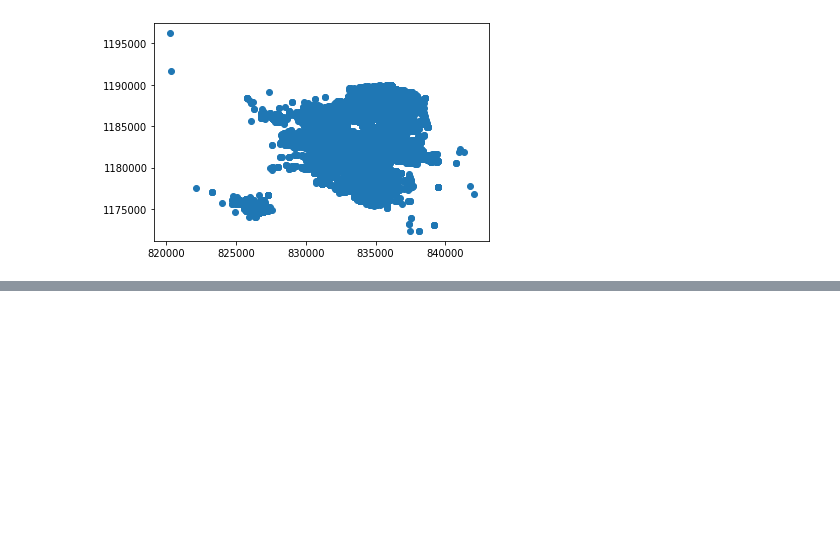
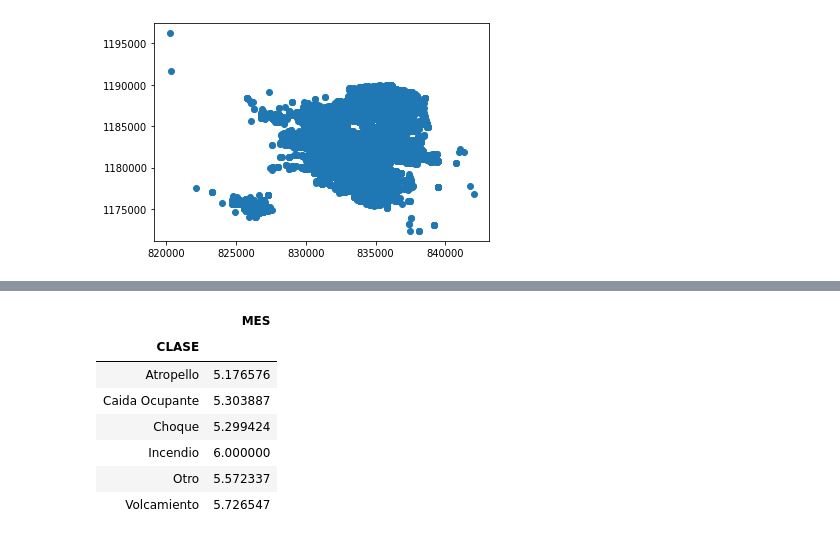
Before and after one commit to jacobo193/analisisBaseDeDatos, a Jupyter notebook: exploracion_base_de_datos.ipynb, the cells around one changed output, grey strips where cells are left out. Saved outputs shown, nothing was run; the diff lists cells and outputs as text; code cells hidden in the pictures; blank space fills up the shorter version.

```diff
--- a/exploracion_base_de_datos.ipynb
+++ b/exploracion_base_de_datos.ipynb
@@ -395,0 +408,13 @@ print(accidente)
+# %%
+#herido las diferen clases de accidente al mes
+accidenete_herido = pd.pivot_table(accidente[accidente['GRAVEDAD'] == 'HERIDO'], index = 'CLASE', values='MES')
+accidenete_herido
+# %% [output]
+|  | MES |
+| CLASE |  |
+| Atropello | 5.176576 |
+| Caida Ocupante | 5.303887 |
+| Choque | 5.299424 |
+| Incendio | 6.000000 |
+| Otro | 5.572337 |
+| Volcamiento | 5.726547 |
```
Also changed, not shown: parts of 53 cells of this notebook.
